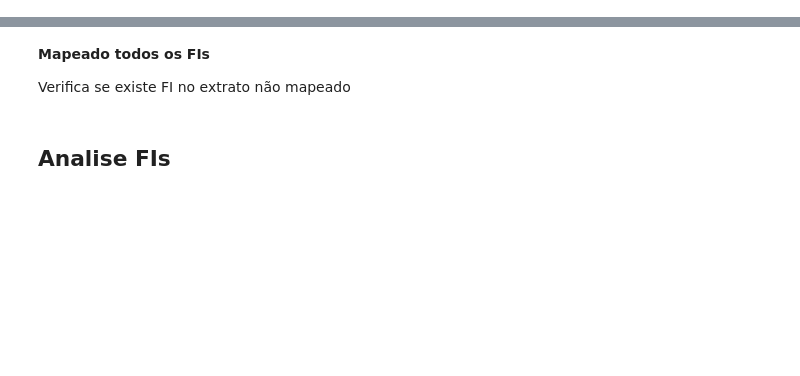
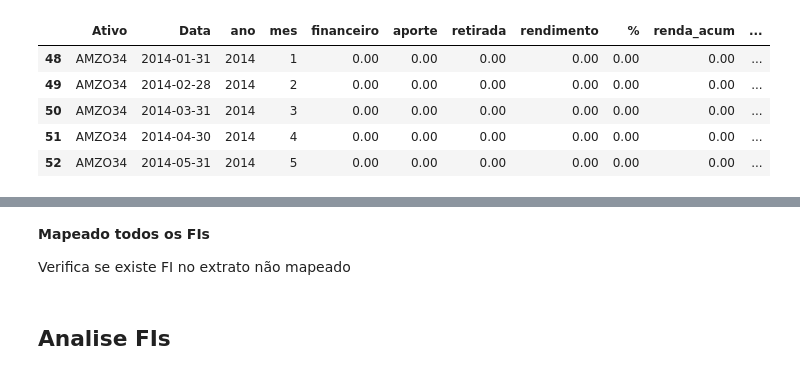
Before and after one commit to gabrielmlg/finance-app, a Jupyter notebook: app/src/extrato_posicao_acoes.ipynb, the cells around one changed output, grey strips where cells are left out. Saved outputs shown, nothing was run; the diff lists cells and outputs as text; code cells hidden in the pictures; blank space fills up the shorter version.

```diff
--- a/app/src/extrato_posicao_acoes.ipynb
+++ b/app/src/extrato_posicao_acoes.ipynb
@@ -68,0 +18,2 @@ See the caveats in the documentation: https://pandas.pydata.org/pandas-docs/stab
+# %%
+main_controller = MainController()
@@ -68,0 +70,52 @@ See the caveats in the documentation: https://pandas.pydata.org/pandas-docs/stab
+# %%
+df1 = main_controller.acoes.resumo[main_controller.acoes.resumo['Data'] <= '2020-12-31'].groupby(['Papel', 'Data', 'ano', 'mes'])\
+        .agg(financeiro=('Financeiro', 'sum'),
+            aporte=('aporte', 'sum'),
+            retirada=('retirada', 'sum'),
+            rendimento=('rendimento', 'sum'))\
+        .reset_index()\
+        .rename(columns={'Papel': 'Ativo'})
+df1['Tipo'] = 'Ação'
+
+df2 = main_controller.fiis.resumo[main_controller.fiis.resumo['Data'] <= '2020-12-31'].groupby(['Papel', 'Data', 'ano', 'mes'])\
+            .agg(financeiro=('Financeiro', 'sum'),
+                aporte=('aporte', 'sum'),
+                retirada=('retirada', 'sum'),
+                rendimento=('rendimento', 'sum'))\
+            .reset_index()\
+            .rename(columns={'Papel': 'Ativo'})
+
+df3 = main_controller.fi.resumo[main_controller.fi.resumo['data_posicao'] <= '2020-12-31'].groupby(['Nome', 'data_posicao', 'ano', 'mes'])\
+            .agg(financeiro=('Total Bruto', 'sum'),
+                aporte=('aporte', 'sum'),
+                retirada=('retirada', 'sum'),
+                rendimento=('rendimento', 'sum'))\
+            .reset_index()\
+            .rename(columns={'data_posicao': 'Data',
+                            'Nome': 'Ativo'})
+
+df_graph1 = df1.append(df2, ignore_index=True).append(df3, ignore_index=True)
+df_graph1 = df_graph1.groupby(['Ativo', 'Data', 'ano', 'mes'])\
+        .agg(financeiro=('financeiro', 'sum'),
+            aporte=('aporte', 'sum'),
+            retirada=('retirada', 'sum'),
+            rendimento=('rendimento', 'sum'))\
+        .reset_index().fillna(0)
+
+df_graph1['%'] = df_graph1['rendimento'] / df_graph1['financeiro'] * 100
+df_graph1['renda_acum'] = df_graph1['rendimento'].cumsum()
+df_graph1['aporte_acum'] = df_graph1['aporte'].cumsum()
+df_graph1['retirada_acum'] = df_graph1['retirada'].cumsum()
+df_graph1['investido'] = df_graph1['aporte_acum'] - df_graph1['retirada_acum']
+df_graph1['% renda_acum'] = df_graph1['rendimento'].cumsum() / (df_graph1['investido']) * 100
+df_graph1 = df_graph1.fillna(0)
+df_graph1 = df_graph1[(df_graph1['Data'] >= '2014-01-01')]
+
+df_graph1.head()
+# %% [output]
+|  | Ativo | Data | ano | mes | financeiro | aporte | retirada | rendimento | % | renda_acum | ... |
+| 48 | AMZO34 | 2014-01-31 | 2014 | 1 | 0.00 | 0.00 | 0.00 | 0.00 | 0.00 | 0.00 | ... |
+| 49 | AMZO34 | 2014-02-28 | 2014 | 2 | 0.00 | 0.00 | 0.00 | 0.00 | 0.00 | 0.00 | ... |
+| 50 | AMZO34 | 2014-03-31 | 2014 | 3 | 0.00 | 0.00 | 0.00 | 0.00 | 0.00 | 0.00 | ... |
+| 51 | AMZO34 | 2014-04-30 | 2014 | 4 | 0.00 | 0.00 | 0.00 | 0.00 | 0.00 | 0.00 | ... |
+| 52 | AMZO34 | 2014-05-31 | 2014 | 5 | 0.00 | 0.00 | 0.00 | 0.00 | 0.00 | 0.00 | ... |
```
Also changed, not shown: parts of 25 cells of this notebook, 4 other files.
